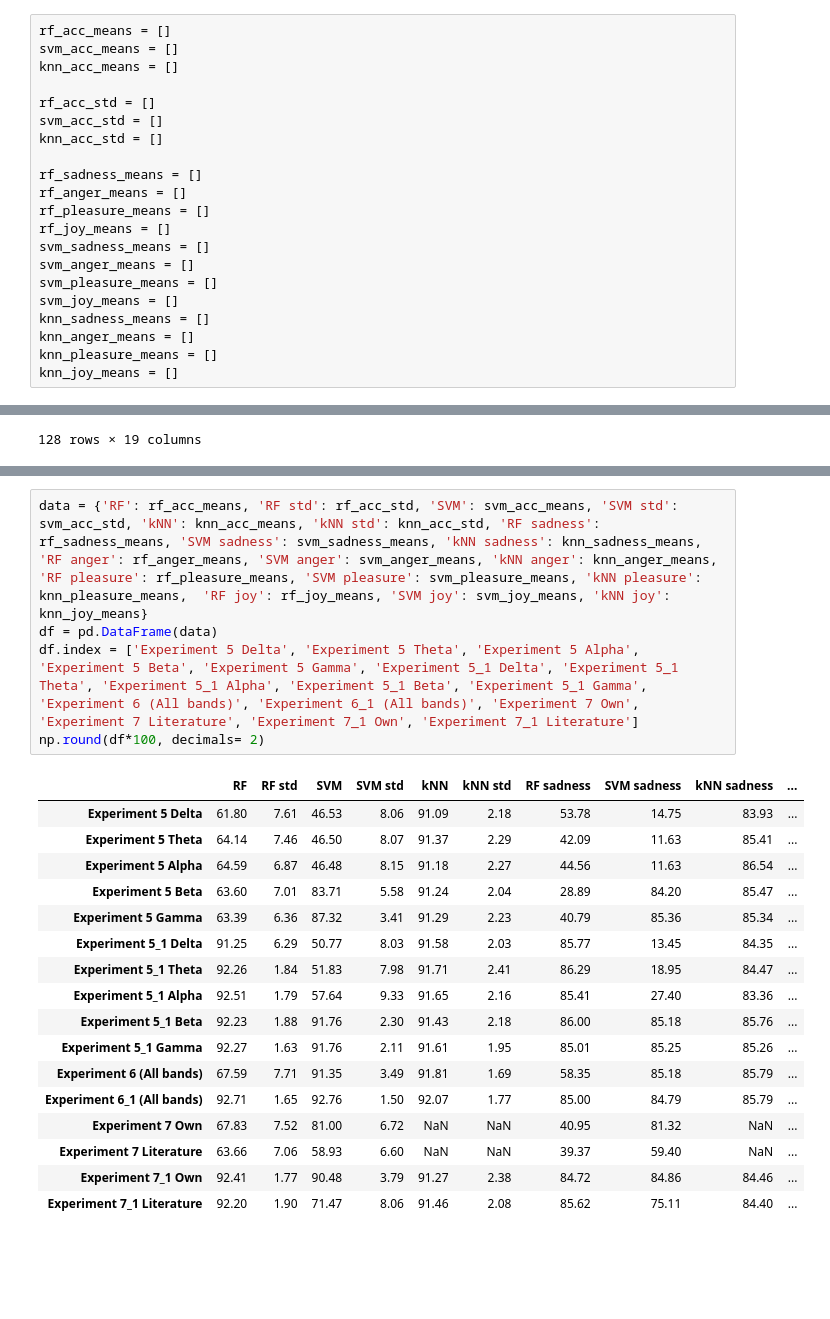
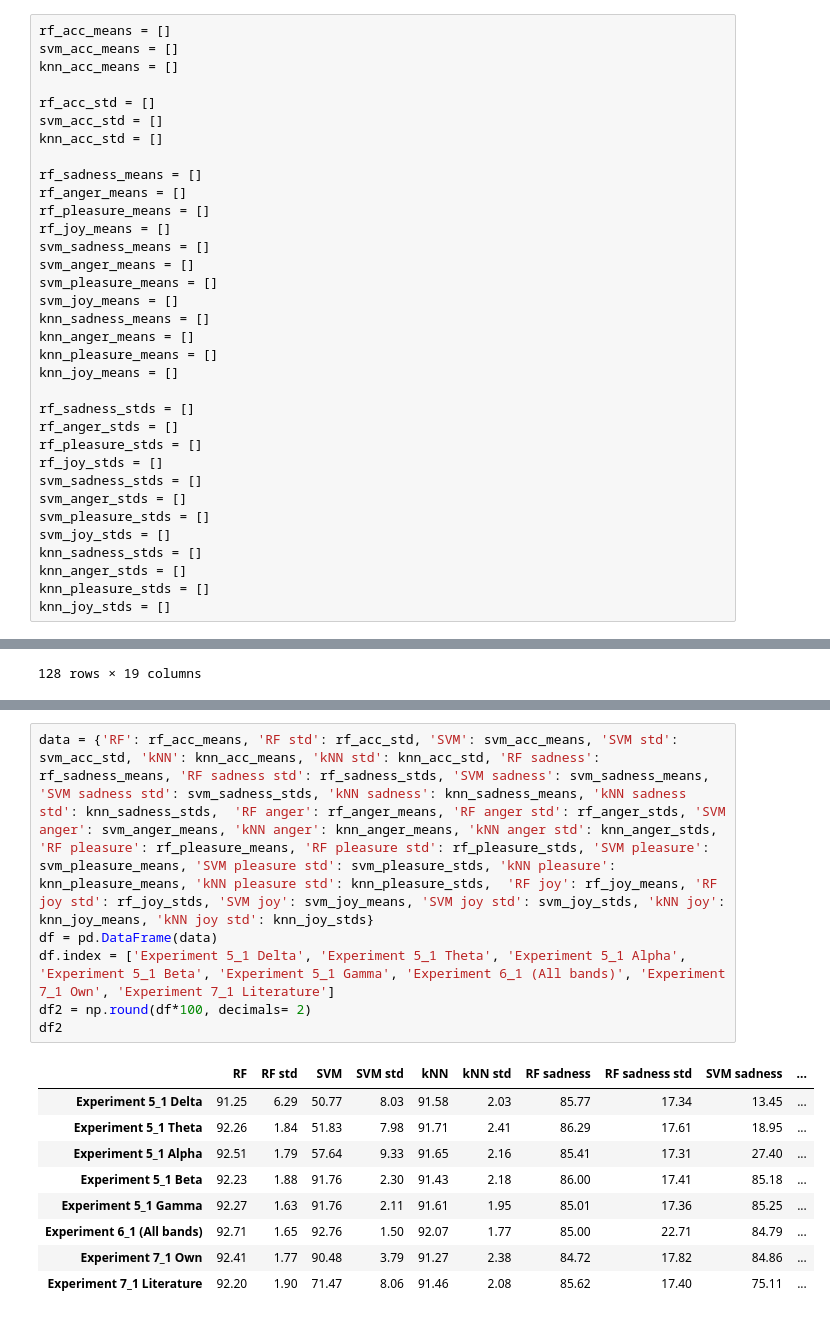
Before and after one commit to imjaimeortiz/TFG_BCI_Emotions_tests, a Jupyter notebook: quadruple_summary.ipynb, the cells around one changed output, grey strips where cells are left out. Drawn from its saved outputs; the diff is of its cells as text; blank space fills up the shorter version.

```diff
--- a/quadruple_summary.ipynb
+++ b/quadruple_summary.ipynb
@@ -31,6 +31,19 @@ knn_sadness_means = []
 knn_anger_means = []
 knn_pleasure_means = []
 knn_joy_means = []
+
+rf_sadness_stds = []
+rf_anger_stds = []
+rf_pleasure_stds = []
+rf_joy_stds = []
+svm_sadness_stds = []
+svm_anger_stds = []
+svm_pleasure_stds = []
+svm_joy_stds = []
+knn_sadness_stds = []
+knn_anger_stds = []
+knn_pleasure_stds = []
+knn_joy_stds = []
 # %%
 exp5_df
 # %% [output]
@@ -1795,23 +2111,16 @@ print(len(knn_joy_means))
 # %%
-data = {'RF': rf_acc_means, 'RF std': rf_acc_std, 'SVM': svm_acc_means, 'SVM std': svm_acc_std, 'kNN': knn_acc_means, 'kNN std': knn_acc_std, 'RF sadness': rf_sadness_means, 'SVM sadness': svm_sadness_means, 'kNN sadness': knn_sadness_means,  'RF anger': rf_anger_means, 'SVM anger': svm_anger_means, 'kNN anger': knn_anger_means, 'RF pleasure': rf_pleasure_means, 'SVM pleasure': svm_pleasure_means, 'kNN pleasure': knn_pleasure_means,  'RF joy': rf_joy_means, 'SVM joy': svm_joy_means, 'kNN joy': knn_joy_means}
+data = {'RF': rf_acc_means, 'RF std': rf_acc_std, 'SVM': svm_acc_means, 'SVM std': svm_acc_std, 'kNN': knn_acc_means, 'kNN std': knn_acc_std, 'RF sadness': rf_sadness_means, 'RF sadness std': rf_sadness_stds, 'SVM sadness': svm_sadness_means, 'SVM sadness std': svm_sadness_stds, 'kNN sadness': knn_sadness_means, 'kNN sadness std': knn_sadness_stds,  'RF anger': rf_anger_means, 'RF anger std': rf_anger_stds, 'SVM anger': svm_anger_means, 'kNN anger': knn_anger_means, 'kNN anger std': knn_anger_stds, 'RF pleasure': rf_pleasure_means, 'RF pleasure std': rf_pleasure_stds, 'SVM pleasure': svm_pleasure_means, 'SVM pleasure std': svm_pleasure_stds, 'kNN pleasure': knn_pleasure_means, 'kNN pleasure std': knn_pleasure_stds,  'RF joy': rf_joy_means, 'RF joy std': rf_joy_stds, 'SVM joy': svm_joy_means, 'SVM joy std': svm_joy_stds, 'kNN joy': knn_joy_means, 'kNN joy std': knn_joy_stds}
 df = pd.DataFrame(data)
-df.index = ['Experiment 5 Delta', 'Experiment 5 Theta', 'Experiment 5 Alpha', 'Experiment 5 Beta', 'Experiment 5 Gamma', 'Experiment 5_1 Delta', 'Experiment 5_1 Theta', 'Experiment 5_1 Alpha', 'Experiment 5_1 Beta', 'Experiment 5_1 Gamma', 'Experiment 6 (All bands)', 'Experiment 6_1 (All bands)', 'Experiment 7 Own', 'Experiment 7 Literature', 'Experiment 7_1 Own', 'Experiment 7_1 Literature']
-np.round(df*100, decimals= 2)
+df.index = ['Experiment 5_1 Delta', 'Experiment 5_1 Theta', 'Experiment 5_1 Alpha', 'Experiment 5_1 Beta', 'Experiment 5_1 Gamma', 'Experiment 6_1 (All bands)', 'Experiment 7_1 Own', 'Experiment 7_1 Literature']
+df2 = np.round(df*100, decimals= 2)
+df2
 # %% [output]
-|  | RF | RF std | SVM | SVM std | kNN | kNN std | RF sadness | SVM sadness | kNN sadness | ... |
-| Experiment 5 Delta | 61.80 | 7.61 | 46.53 | 8.06 | 91.09 | 2.18 | 53.78 | 14.75 | 83.93 | ... |
-| Experiment 5 Theta | 64.14 | 7.46 | 46.50 | 8.07 | 91.37 | 2.29 | 42.09 | 11.63 | 85.41 | ... |
-| Experiment 5 Alpha | 64.59 | 6.87 | 46.48 | 8.15 | 91.18 | 2.27 | 44.56 | 11.63 | 86.54 | ... |
-| Experiment 5 Beta | 63.60 | 7.01 | 83.71 | 5.58 | 91.24 | 2.04 | 28.89 | 84.20 | 85.47 | ... |
-| Experiment 5 Gamma | 63.39 | 6.36 | 87.32 | 3.41 | 91.29 | 2.23 | 40.79 | 85.36 | 85.34 | ... |
-| Experiment 5_1 Delta | 91.25 | 6.29 | 50.77 | 8.03 | 91.58 | 2.03 | 85.77 | 13.45 | 84.35 | ... |
-| Experiment 5_1 Theta | 92.26 | 1.84 | 51.83 | 7.98 | 91.71 | 2.41 | 86.29 | 18.95 | 84.47 | ... |
-| Experiment 5_1 Alpha | 92.51 | 1.79 | 57.64 | 9.33 | 91.65 | 2.16 | 85.41 | 27.40 | 83.36 | ... |
-| Experiment 5_1 Beta | 92.23 | 1.88 | 91.76 | 2.30 | 91.43 | 2.18 | 86.00 | 85.18 | 85.76 | ... |
-| Experiment 5_1 Gamma | 92.27 | 1.63 | 91.76 | 2.11 | 91.61 | 1.95 | 85.01 | 85.25 | 85.26 | ... |
-| Experiment 6 (All bands) | 67.59 | 7.71 | 91.35 | 3.49 | 91.81 | 1.69 | 58.35 | 85.18 | 85.79 | ... |
-| Experiment 6_1 (All bands) | 92.71 | 1.65 | 92.76 | 1.50 | 92.07 | 1.77 | 85.00 | 84.79 | 85.79 | ... |
-| Experiment 7 Own | 67.83 | 7.52 | 81.00 | 6.72 | NaN | NaN | 40.95 | 81.32 | NaN | ... |
-| Experiment 7 Literature | 63.66 | 7.06 | 58.93 | 6.60 | NaN | NaN | 39.37 | 59.40 | NaN | ... |
-| Experiment 7_1 Own | 92.41 | 1.77 | 90.48 | 3.79 | 91.27 | 2.38 | 84.72 | 84.86 | 84.46 | ... |
-| Experiment 7_1 Literature | 92.20 | 1.90 | 71.47 | 8.06 | 91.46 | 2.08 | 85.62 | 75.11 | 84.40 | ... |
+|  | RF | RF std | SVM | SVM std | kNN | kNN std | RF sadness | RF sadness std | SVM sadness | ... |
+| Experiment 5_1 Delta | 91.25 | 6.29 | 50.77 | 8.03 | 91.58 | 2.03 | 85.77 | 17.34 | 13.45 | ... |
+| Experiment 5_1 Theta | 92.26 | 1.84 | 51.83 | 7.98 | 91.71 | 2.41 | 86.29 | 17.61 | 18.95 | ... |
+| Experiment 5_1 Alpha | 92.51 | 1.79 | 57.64 | 9.33 | 91.65 | 2.16 | 85.41 | 17.31 | 27.40 | ... |
+| Experiment 5_1 Beta | 92.23 | 1.88 | 91.76 | 2.30 | 91.43 | 2.18 | 86.00 | 17.41 | 85.18 | ... |
+| Experiment 5_1 Gamma | 92.27 | 1.63 | 91.76 | 2.11 | 91.61 | 1.95 | 85.01 | 17.36 | 85.25 | ... |
+| Experiment 6_1 (All bands) | 92.71 | 1.65 | 92.76 | 1.50 | 92.07 | 1.77 | 85.00 | 22.71 | 84.79 | ... |
+| Experiment 7_1 Own | 92.41 | 1.77 | 90.48 | 3.79 | 91.27 | 2.38 | 84.72 | 17.82 | 84.86 | ... |
+| Experiment 7_1 Literature | 92.20 | 1.90 | 71.47 | 8.06 | 91.46 | 2.08 | 85.62 | 17.40 | 75.11 | ... |
```
Also changed, not shown: parts of 12 cells of this notebook, 1 other file.
